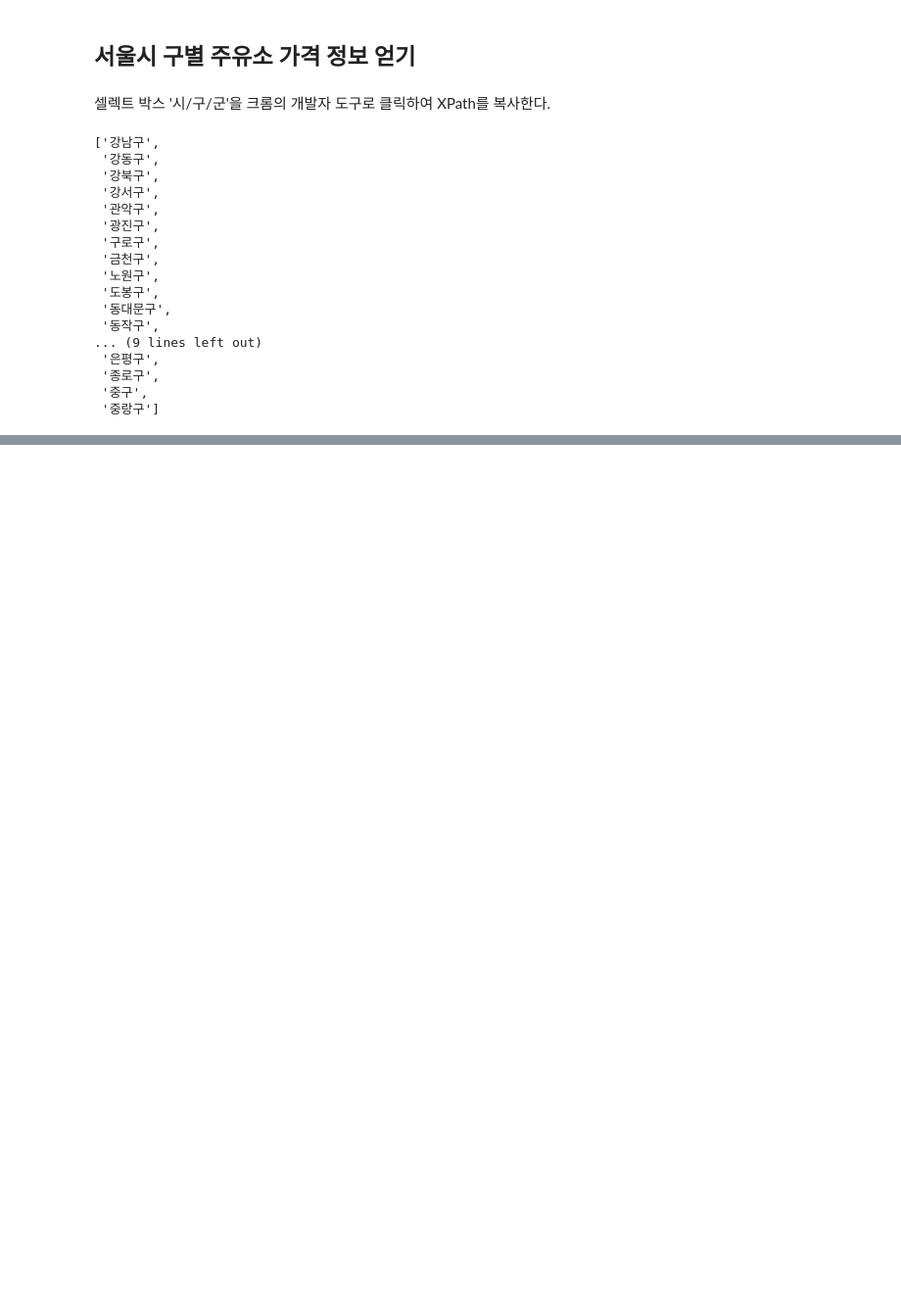
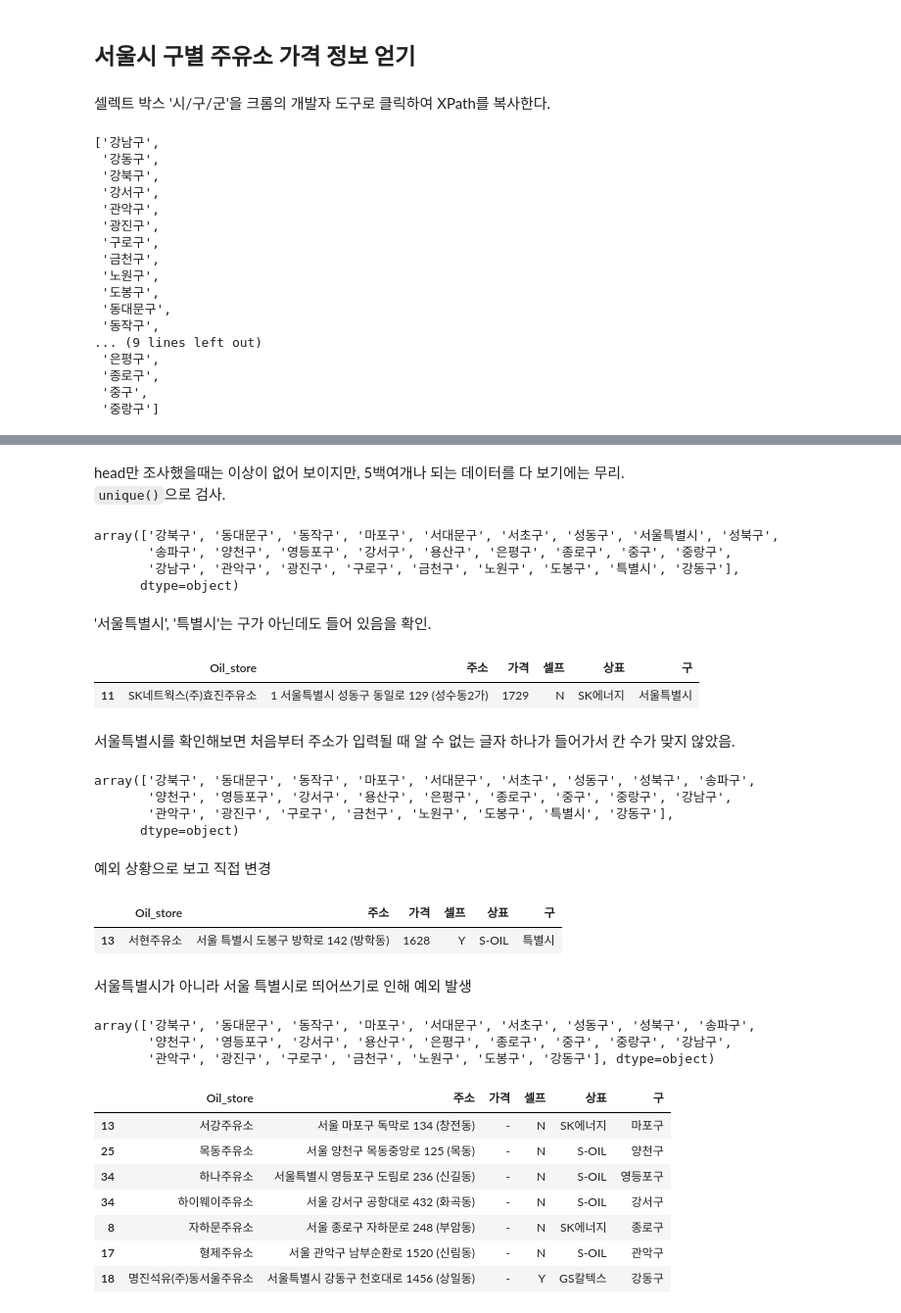
Before and after one commit to KimDoKy/DataScience, a Jupyter notebook: source_code/chap4. Self Oil Station price.ipynb, the cells around one changed output, grey strips where cells are left out. Shown at 98% size. Cells and saved outputs as stored; diff of their text form; code cells hidden in the pictures; blank space fills up the shorter version.

```diff
--- a/source_code/chap4. Self Oil Station price.ipynb
+++ b/source_code/chap4. Self Oil Station price.ipynb
@@ -148,0 +238,7 @@ driver.close()
+# %%
+stations = pd.DataFrame({'Oil_store':station_raw['상호'],
+                               '주소':station_raw['주소'],
+                               '가격':station_raw['휘발유'],
+                               '셀프':station_raw['셀프여부'],
+                               '상표':station_raw['상표']})
+stations.head()
@@ -148,0 +254,3 @@ driver.close()
+# %%
+stations['구'] = [eachAddress.split()[1] for eachAddress in stations['주소']]
+stations.head()
@@ -148,0 +264,55 @@ driver.close()
+# %% [markdown]
+head만 조사했을때는 이상이 없어 보이지만, 5백여개나 되는 데이터를 다 보기에는 무리.
+`unique()`으로 검사.
+# %%
+stations['구'].unique()
+# %% [output]
+array(['강북구', '동대문구', '동작구', '마포구', '서대문구', '서초구', '성동구', '서울특별시', '성북구',
+       '송파구', '양천구', '영등포구', '강서구', '용산구', '은평구', '종로구', '중구', '중랑구',
+       '강남구', '관악구', '광진구', '구로구', '금천구', '노원구', '도봉구', '특별시', '강동구'],
+      dtype=object)
+# %% [markdown]
+'서울특별시', '특별시'는 구가 아닌데도 들어 있음을 확인.
+# %%
+stations[stations['구']=='서울특별시']
+# %% [output]
+|  | Oil_store | 주소 | 가격 | 셀프 | 상표 | 구 |
+| 11 | SK네트웍스(주)효진주유소 | 1 서울특별시 성동구 동일로 129 (성수동2가) | 1729 | N | SK에너지 | 서울특별시 |
+# %% [markdown]
+서울특별시를 확인해보면 처음부터 주소가 입력될 때 알 수 없는 글자 하나가 들어가서 칸 수가 맞지 않았음.
+# %%
+stations.loc[stations['구']=='서울특별시', '구'] = '성동구'
+stations['구'].unique()
+# %% [output]
+array(['강북구', '동대문구', '동작구', '마포구', '서대문구', '서초구', '성동구', '성북구', '송파구',
+       '양천구', '영등포구', '강서구', '용산구', '은평구', '종로구', '중구', '중랑구', '강남구',
+       '관악구', '광진구', '구로구', '금천구', '노원구', '도봉구', '특별시', '강동구'],
+      dtype=object)
+# %% [markdown]
+예외 상황으로 보고 직접 변경
+# %%
+stations[stations['구']=='특별시']
+# %% [output]
+|  | Oil_store | 주소 | 가격 | 셀프 | 상표 | 구 |
+| 13 | 서현주유소 | 서울 특별시 도봉구 방학로 142 (방학동) | 1628 | Y | S-OIL | 특별시 |
+# %% [markdown]
+서울특별시가 아니라 서울 특별시로 띄어쓰기로 인해 예외 발생
+# %%
+# 예외 처리
+stations.loc[stations['구']=='특별시', '구'] = '도봉구'
+stations['구'].unique()
+# %% [output]
+array(['강북구', '동대문구', '동작구', '마포구', '서대문구', '서초구', '성동구', '성북구', '송파구',
+       '양천구', '영등포구', '강서구', '용산구', '은평구', '종로구', '중구', '중랑구', '강남구',
+       '관악구', '광진구', '구로구', '금천구', '노원구', '도봉구', '강동구'], dtype=object)
+# %%
+stations[stations['가격']=='-']
+# %% [output]
+|  | Oil_store | 주소 | 가격 | 셀프 | 상표 | 구 |
+| 13 | 서강주유소 | 서울 마포구 독막로 134 (창전동) | - | N | SK에너지 | 마포구 |
+| 25 | 목동주유소 | 서울 양천구 목동중앙로 125 (목동) | - | N | S-OIL | 양천구 |
+| 34 | 하나주유소 | 서울특별시 영등포구 도림로 236 (신길동) | - | N | S-OIL | 영등포구 |
+| 34 | 하이웨이주유소 | 서울 강서구 공항대로 432 (화곡동) | - | N | S-OIL | 강서구 |
+| 8 | 자하문주유소 | 서울 종로구 자하문로 248 (부암동) | - | N | SK에너지 | 종로구 |
+| 17 | 형제주유소 | 서울 관악구 남부순환로 1520 (신림동) | - | N | S-OIL | 관악구 |
+| 18 | 명진석유(주)동서울주유소 | 서울특별시 강동구 천호대로 1456 (상일동) | - | Y | GS칼텍스 | 강동구 |
```
Also changed, not shown: parts of 19 cells of this notebook.
